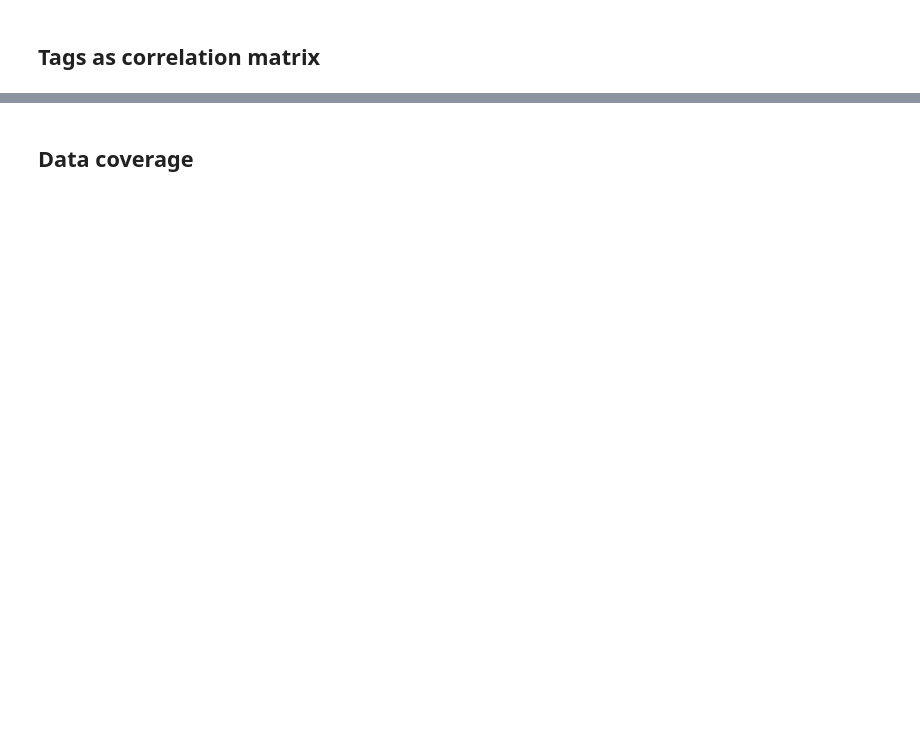
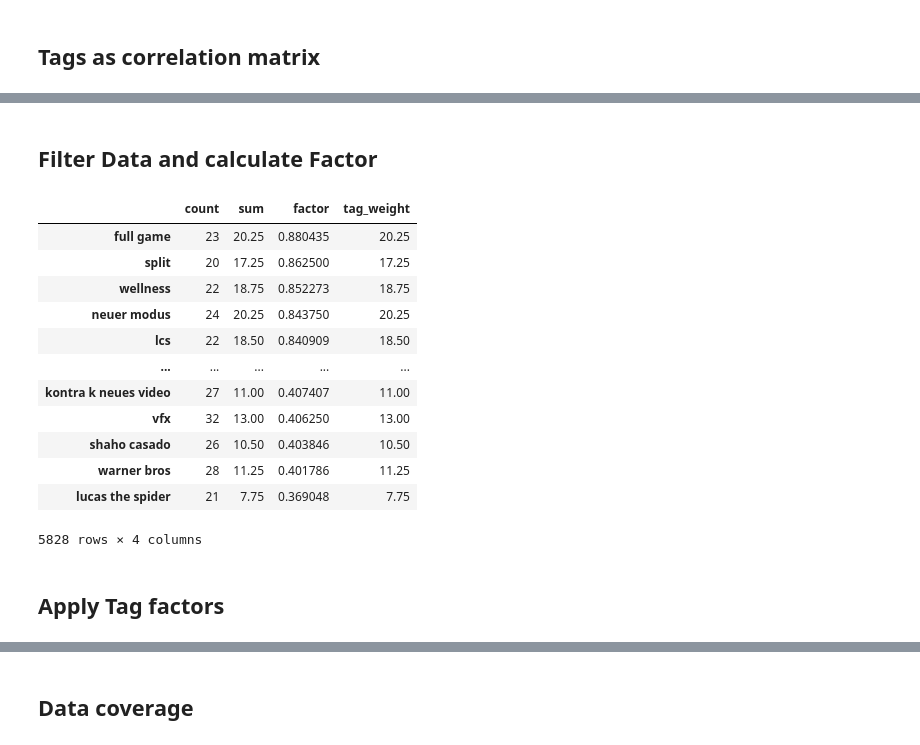
Before and after one commit to StephanHagge/data-mining, a Jupyter notebook: notebooks/tags.ipynb, the cells around one changed output, grey strips where cells are left out. Cells and saved outputs as stored; diff of their text form; code cells hidden in the pictures; blank space fills up the shorter version.

```diff
--- a/notebooks/tags.ipynb
+++ b/notebooks/tags.ipynb
@@ -248,0 +199,22 @@ df['mapped_tags'] = df['parsed_tags'].apply(mapTypes)
+# %%
+factors = {
+    0 : 1.0,
+    1 : 0.75,
+    2 : 0.5,
+    3 : 0.25,
+    4 : 0.0
+}
+
+tag_index = {}
+for index, row in df.iterrows():
+    cat = row['trending_category']
+    trending_value = factors[cat]
+    for tag in row['parsed_tags']:
+        if tag in tag_index:
+            tag_index[tag]['count'] += 1
+            tag_index[tag]['sum'] += trending_value
+        else:
+            tag_index[tag] = { 'count': 1, 'sum': trending_value }
+
+tag_data = pd.DataFrame.from_dict(tag_index, orient='index')
+tag_data
@@ -249 +235,34 @@ df['mapped_tags'] = df['parsed_tags'].apply(mapTypes)
+# %% [markdown]
+## Filter Data and calculate Factor
+# %%
+if limit_method == 'count':
+    tag_factors = tag_data.head(max_tag_count)
+elif limit_method == 'percent':
+    tag_factors = tag_data.head(int(len(tag_data)*max_tag_percent))
+else:
+    tag_factors = tag_data.copy()
+
+if filter_tags_by_usage:
+    tag_factors = tag_factors[tag_factors['count'] >= min_tag_usage]
+
+tag_factors['factor'] = tag_factors['sum'] / tag_factors['count']
+tag_factors['tag_weight'] = tag_factors['factor'] * tag_factors['count']
+tag_factors = tag_factors.sort_values(by='factor', ascending=False)
+tag_factors
+# %% [output]
+|  | count | sum | factor | tag_weight |
+| full game | 23 | 20.25 | 0.880435 | 20.25 |
+| split | 20 | 17.25 | 0.862500 | 17.25 |
+| wellness | 22 | 18.75 | 0.852273 | 18.75 |
+| neuer modus | 24 | 20.25 | 0.843750 | 20.25 |
+| lcs | 22 | 18.50 | 0.840909 | 18.50 |
+| ... | ... | ... | ... | ... |
+| kontra k neues video | 27 | 11.00 | 0.407407 | 11.00 |
+| vfx | 32 | 13.00 | 0.406250 | 13.00 |
+| shaho casado | 26 | 10.50 | 0.403846 | 10.50 |
+| warner bros | 28 | 11.25 | 0.401786 | 11.25 |
+| lucas the spider | 21 | 7.75 | 0.369048 | 7.75 |
+5828 rows × 4 columns
+# %% [markdown]
+## Apply Tag factors
 # %%
```
Also changed, not shown: parts of 21 cells of this notebook, 1 other file.
